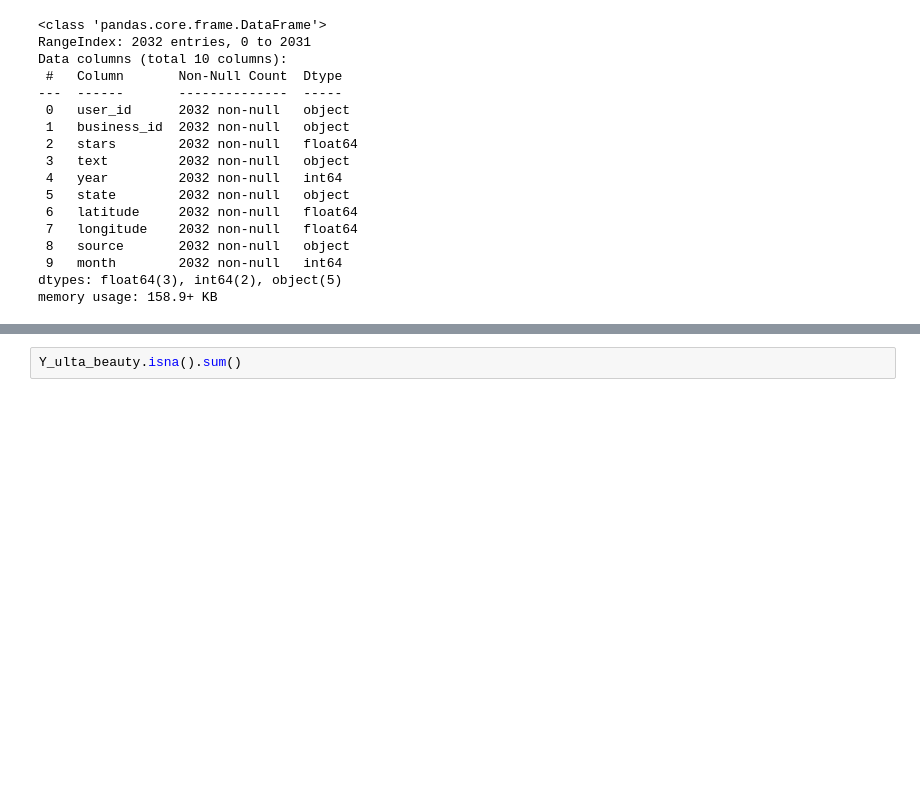
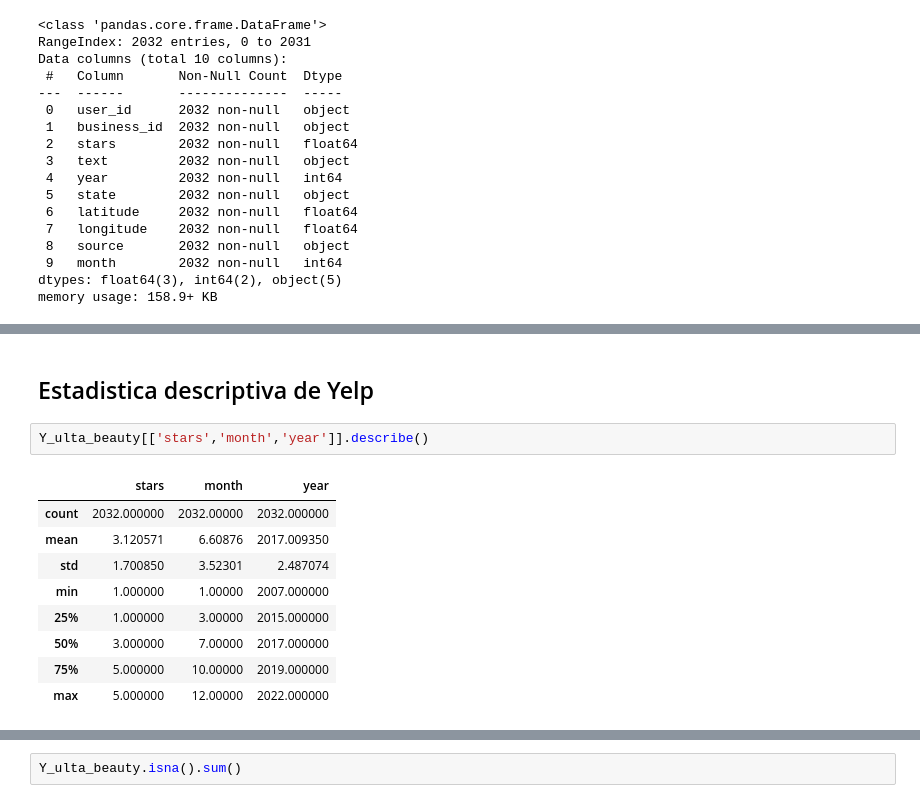
Before and after one commit to JohannaRangel/FinalProject_YelpGoogleMaps, a Jupyter notebook: notebooks/EDA.ipynb, the cells around one changed output, grey strips where cells are left out. Saved outputs shown, nothing was run; the diff lists cells and outputs as text; blank space fills up the shorter version.

```diff
--- a/notebooks/EDA.ipynb
+++ b/notebooks/EDA.ipynb
@@ -95,0 +100,14 @@ plt.show()
+# %% [markdown]
+## Estadistica descriptiva de Yelp
+# %%
+Y_ulta_beauty[['stars','month','year']].describe()
+# %% [output]
+|  | stars | month | year |
+| count | 2032.000000 | 2032.00000 | 2032.000000 |
+| mean | 3.120571 | 6.60876 | 2017.009350 |
+| std | 1.700850 | 3.52301 | 2.487074 |
+| min | 1.000000 | 1.00000 | 2007.000000 |
+| 25% | 1.000000 | 3.00000 | 2015.000000 |
+| 50% | 3.000000 | 7.00000 | 2017.000000 |
+| 75% | 5.000000 | 10.00000 | 2019.000000 |
+| max | 5.000000 | 12.00000 | 2022.000000 |
```
Also changed, not shown: parts of 19 cells of this notebook, 1 other file.
